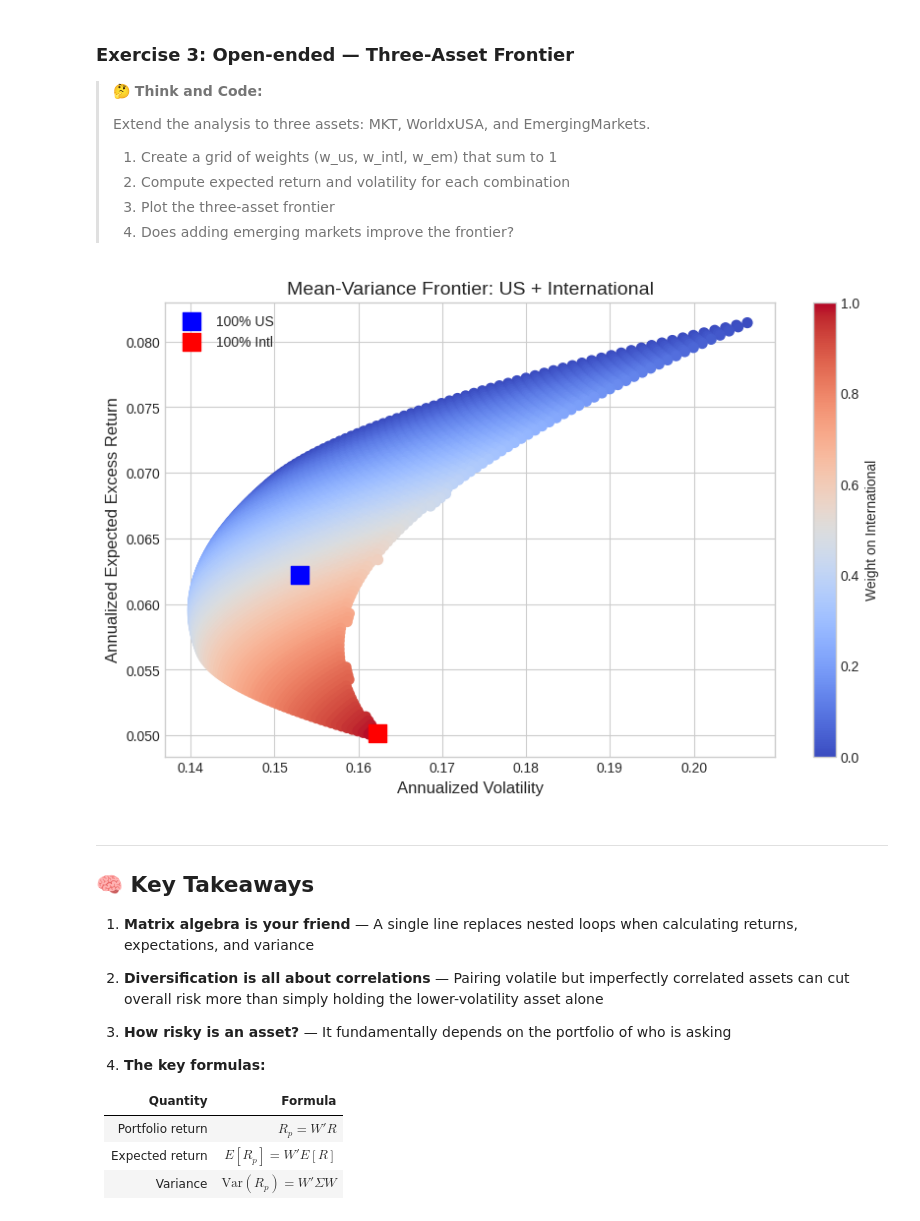
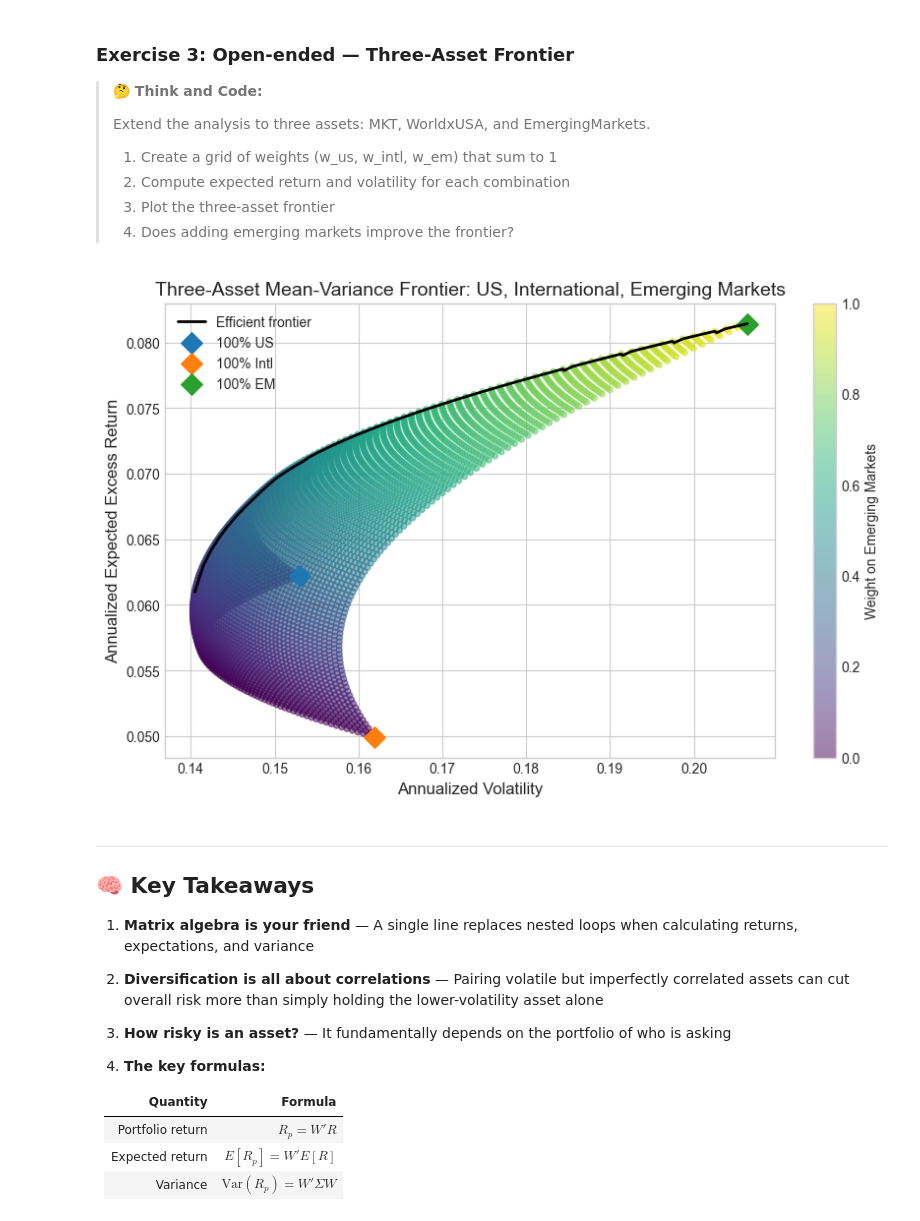
Before and after one commit to SnazzyBeatle115/UG54, a Jupyter notebook: chapters/Finance/PortfolioMath_c.ipynb, the cells around one changed output. Saved outputs shown, nothing was run; the diff lists cells and outputs as text; code cells hidden in the pictures.

```diff
--- a/chapters/Finance/PortfolioMath_c.ipynb
+++ b/chapters/Finance/PortfolioMath_c.ipynb
@@ -571,25 +571,50 @@ frontier = pd.DataFrame(frontier, columns=['Weight_Intl', 'Weight_EM', 'Volatili
-# %%
-# Plot the mean-variance frontier
-fig, ax = plt.subplots(figsize=(10, 6))
-
-# Color by weight on international
-scatter = ax.scatter(frontier['Volatility'], frontier['Expected_Return'],
-                     c=frontier['Weight_Intl'], cmap='coolwarm', s=50)
-plt.colorbar(scatter, label='Weight on International')
-
-# Mark pure portfolios
-ax.scatter([frontier.iloc[0]['Volatility']], [frontier.iloc[0]['Expected_Return']],
-           s=150, color='blue', marker='s', zorder=5, label='100% US')
-ax.scatter([frontier.iloc[-1]['Volatility']], [frontier.iloc[-1]['Expected_Return']],
-           s=150, color='red', marker='s', zorder=5, label='100% Intl')
-
-ax.set_xlabel('Annualized Volatility', fontsize=12)
-ax.set_ylabel('Annualized Expected Excess Return', fontsize=12)
-ax.set_title('Mean-Variance Frontier: US + International', fontsize=14)
-ax.legend()
-plt.show()
-# %% [output]
-[figure, removed]
+# %%
+# Plot feasible set and efficient frontier
+frontier['VolBin'] = frontier['Volatility'].round(3)
+efficient = frontier.loc[
+    frontier.groupby('VolBin')['Expected_Return'].idxmax()
+].sort_values('Volatility')
+
+fig, ax = plt.subplots(figsize=(10, 6))
+
+# Feasible portfolios
+sc = ax.scatter(
+    frontier['Volatility'],
+    frontier['Expected_Return'],
+    c=frontier['Weight_EM'],
+    cmap='viridis',
+    s=18,
+    alpha=0.5
+)
+plt.colorbar(sc, label='Weight on Emerging Markets')
+
+# Efficient frontier
+ax.plot(
+    efficient['Volatility'],
+    efficient['Expected_Return'],
+    color='black',
+    linewidth=2,
+    label='Efficient frontier'
+)
+
+# Pure portfolios
+pure_weights = {
+    '100% US': np.array([1.0, 0.0, 0.0]),
+    '100% Intl': np.array([0.0, 1.0, 0.0]),
+    '100% EM': np.array([0.0, 0.0, 1.0]),
+}
+for label, w in pure_weights.items():
+    p_vol = np.sqrt(w @ cov @ w)
+    p_er = w @ mu
+    ax.scatter(p_vol, p_er, s=120, marker='D', label=label)
+
+ax.set_xlabel('Annualized Volatility', fontsize=12)
+ax.set_ylabel('Annualized Expected Excess Return', fontsize=12)
+ax.set_title('Three-Asset Mean-Variance Frontier: US, International, Emerging Markets', fontsize=14)
+ax.legend()
+plt.show()
+# %% [output]
+[figure, added]
 # %% [markdown]
 ---
 
```
Also changed, not shown: parts of 4 cells of this notebook, 1 other file.
